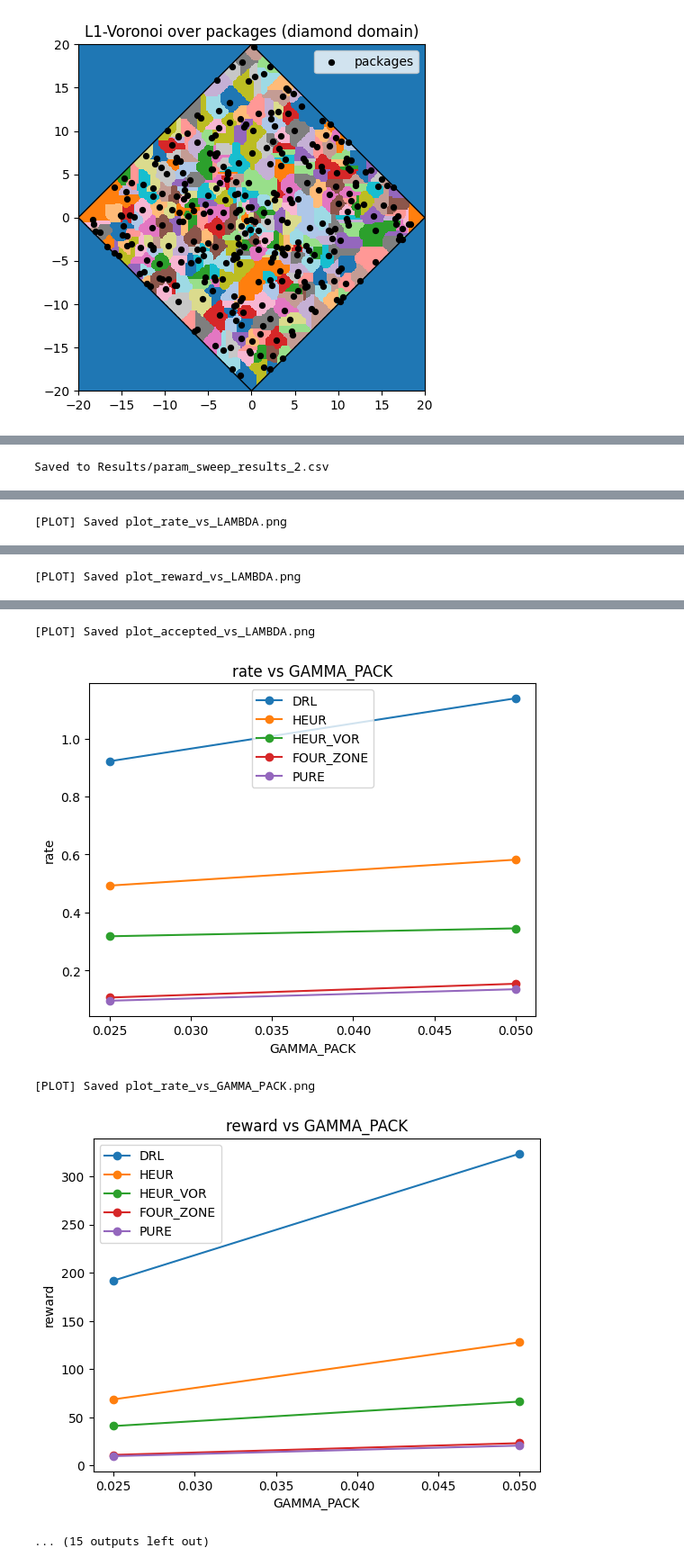
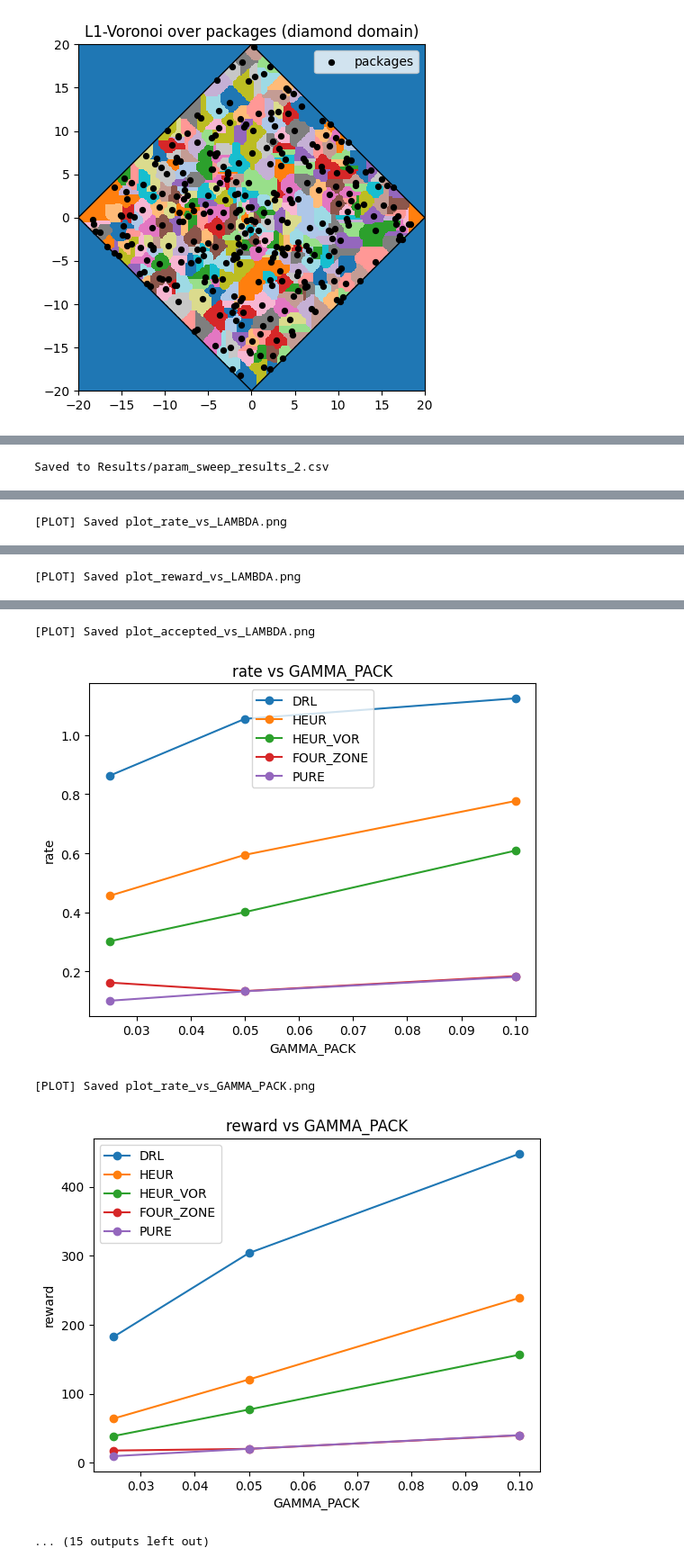
Before and after one commit to Alfredkkk/Last-mile-Logistics, a Jupyter notebook: test_ppo.ipynb, the cells around one changed output, grey strips where cells are left out. Shown at 90% size. Drawn from its saved outputs; the diff is of its cells as text; code cells hidden in the pictures.

Commit message:
More tests on gamma=0.025, 0.05, 0.1

```diff
--- a/test_ppo.ipynb
+++ b/test_ppo.ipynb
@@ -1428,7 +1428,7 @@ def plot_from_csv(csv_path: str, vary_keys, metrics=("rate", "reward", "accepted
 # %%
 LAMBDA_list            = [0.4, 0.6, 0.9]
 R_PICK_ALPHA_list      = [0.6]
-GAMMA_PACK_list        = [0.025, 0.05]
+GAMMA_PACK_list        = [0.025, 0.05, 0.1]
 RIDE_TTL_MINUTES_list  = [3, 5]
 MAX_VISIBLE_RIDES_list = [5]
 SWITCH_GRACE_STEPS_list= [6]
@@ -1495,7 +1495,7 @@ Saved to Results/param_sweep_results_2.csv
 [PLOT] Saved plot_accepted_vs_LAMBDA.png
-[figure, old version]
+[figure, new version]
 [PLOT] Saved plot_rate_vs_GAMMA_PACK.png
-[figure, old version]
+[figure, new version]
 ... (15 outputs left out)
 # %%
 # Just to see the performance of the algorithms when RT = 2.0
```
Also changed, not shown: parts of 4 cells of this notebook, 14 other files.
